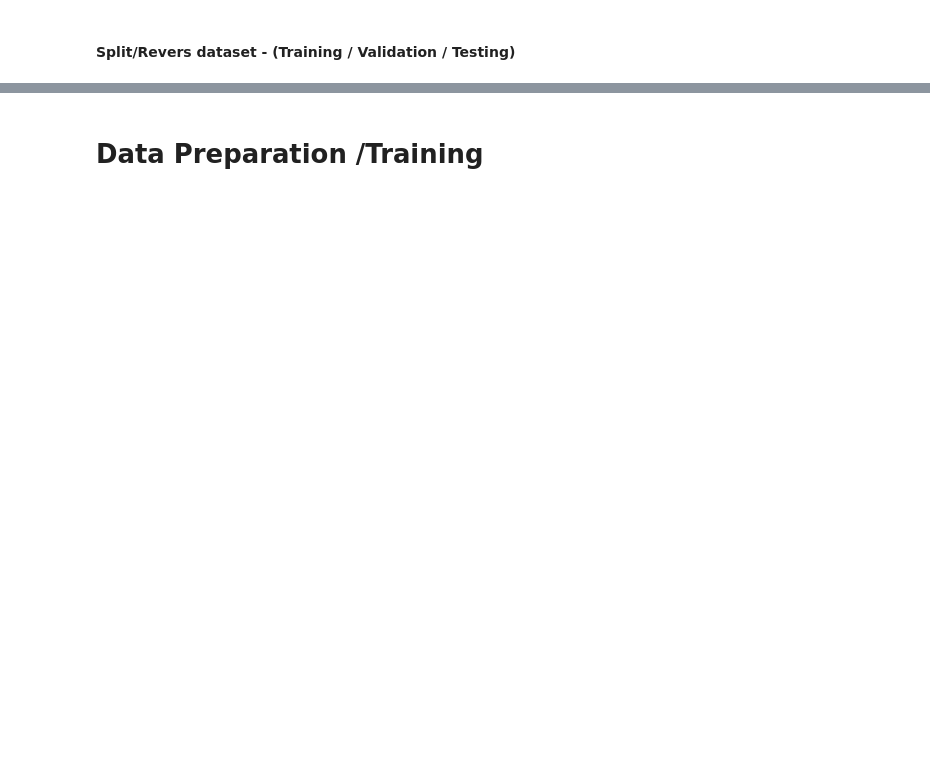
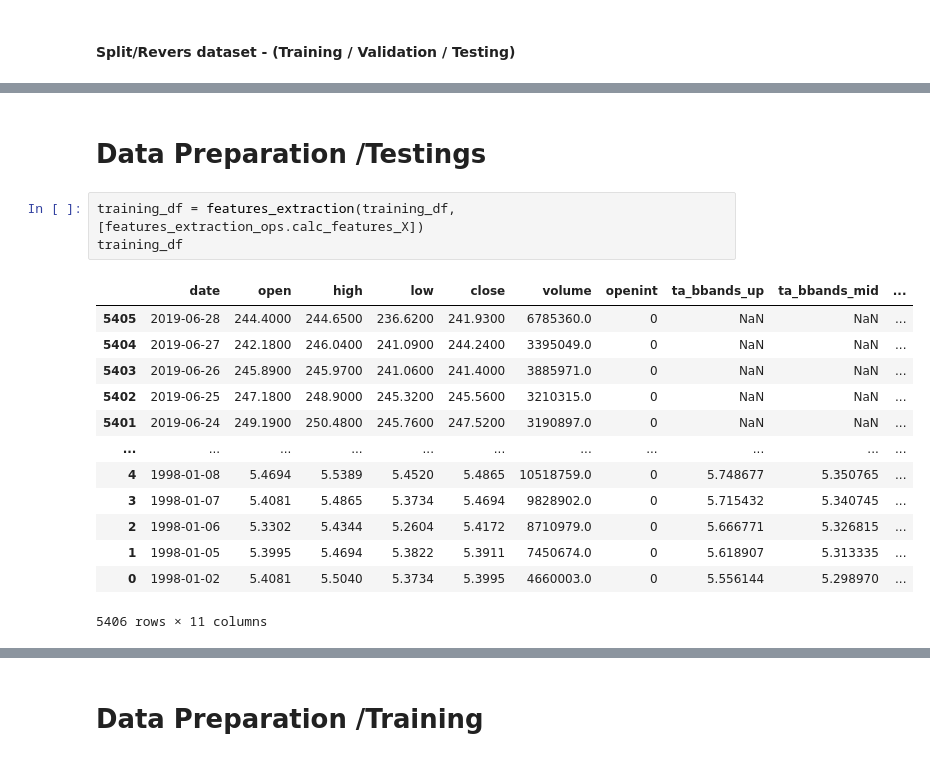
Before and after one commit to minavyoussef/deal-nodeal, a Jupyter notebook: notebooks/spike-ta-lstm-multi-model-e2e.ipynb, the cells around one changed output, grey strips where cells are left out. Drawn from its saved outputs; the diff is of its cells as text; blank space fills up the shorter version.

```diff
--- a/notebooks/spike-ta-lstm-multi-model-e2e.ipynb
+++ b/notebooks/spike-ta-lstm-multi-model-e2e.ipynb
@@ -332,0 +273,19 @@ testing_df
+# %% [markdown]
+# Data Preparation /Testings
+# %%
+training_df = features_extraction(training_df, [features_extraction_ops.calc_features_X])
+training_df
+# %% [output]
+|  | date | open | high | low | close | volume | openint | ta_bbands_up | ta_bbands_mid | ... |
+| 5405 | 2019-06-28 | 244.4000 | 244.6500 | 236.6200 | 241.9300 | 6785360.0 | 0 | NaN | NaN | ... |
+| 5404 | 2019-06-27 | 242.1800 | 246.0400 | 241.0900 | 244.2400 | 3395049.0 | 0 | NaN | NaN | ... |
+| 5403 | 2019-06-26 | 245.8900 | 245.9700 | 241.0600 | 241.4000 | 3885971.0 | 0 | NaN | NaN | ... |
+| 5402 | 2019-06-25 | 247.1800 | 248.9000 | 245.3200 | 245.5600 | 3210315.0 | 0 | NaN | NaN | ... |
+| 5401 | 2019-06-24 | 249.1900 | 250.4800 | 245.7600 | 247.5200 | 3190897.0 | 0 | NaN | NaN | ... |
+| ... | ... | ... | ... | ... | ... | ... | ... | ... | ... | ... |
+| 4 | 1998-01-08 | 5.4694 | 5.5389 | 5.4520 | 5.4865 | 10518759.0 | 0 | 5.748677 | 5.350765 | ... |
+| 3 | 1998-01-07 | 5.4081 | 5.4865 | 5.3734 | 5.4694 | 9828902.0 | 0 | 5.715432 | 5.340745 | ... |
+| 2 | 1998-01-06 | 5.3302 | 5.4344 | 5.2604 | 5.4172 | 8710979.0 | 0 | 5.666771 | 5.326815 | ... |
+| 1 | 1998-01-05 | 5.3995 | 5.4694 | 5.3822 | 5.3911 | 7450674.0 | 0 | 5.618907 | 5.313335 | ... |
+| 0 | 1998-01-02 | 5.4081 | 5.5040 | 5.3734 | 5.3995 | 4660003.0 | 0 | 5.556144 | 5.298970 | ... |
+5406 rows × 11 columns
```
Also changed, not shown: parts of 33 cells of this notebook, 1 other file.
